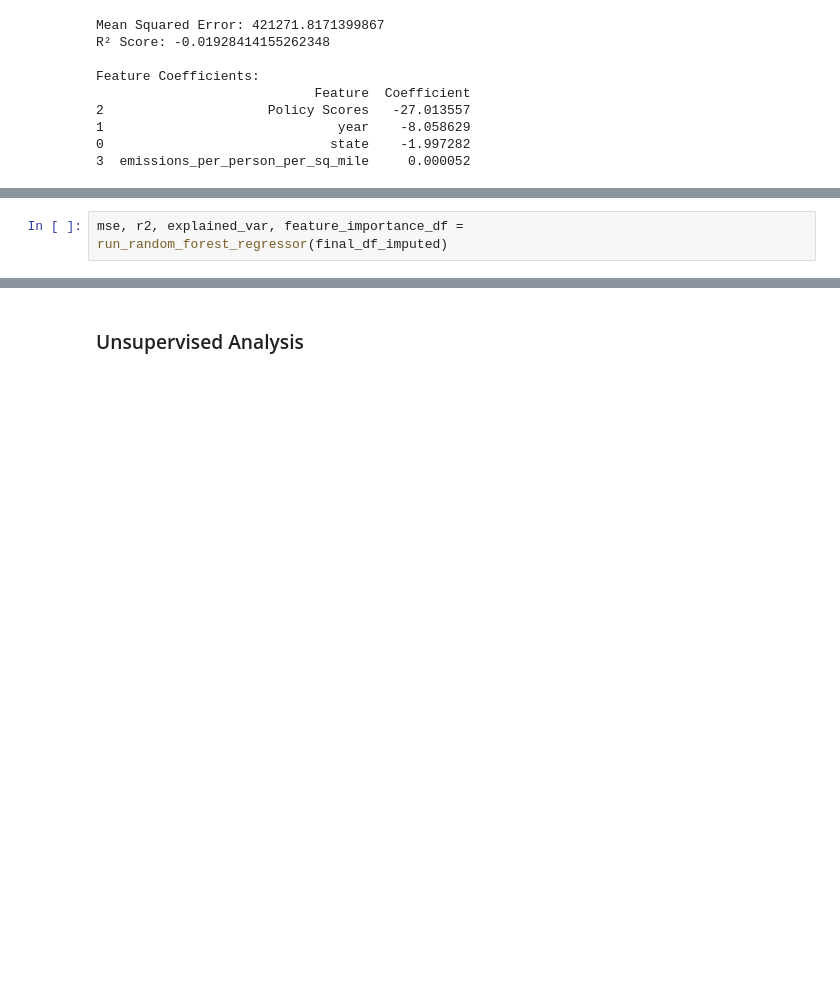
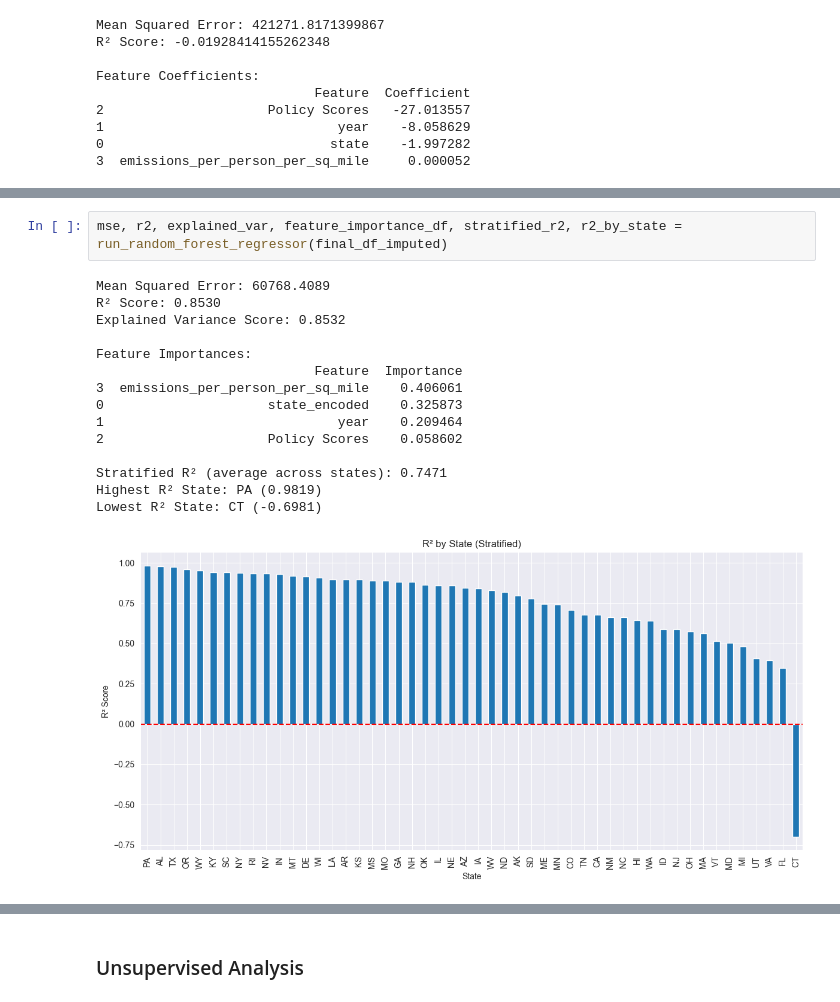
Before and after one commit to AyalYakobe/AirPollutionByPolitics, a Jupyter notebook: src/overview.ipynb, the cells around one changed output, grey strips where cells are left out. Drawn from its saved outputs; the diff is of its cells as text; blank space fills up the shorter version.

```diff
--- a/src/overview.ipynb
+++ b/src/overview.ipynb
@@ -1780,3 +1875,19 @@ def run_random_forest_regressor(df):
 # %%
-mse, r2, explained_var, feature_importance_df = run_random_forest_regressor(final_df_imputed)
+mse, r2, explained_var, feature_importance_df, stratified_r2, r2_by_state = run_random_forest_regressor(final_df_imputed)
+# %% [output]
+Mean Squared Error: 60768.4089
+R² Score: 0.8530
+Explained Variance Score: 0.8532
+
+Feature Importances:
+                            Feature  Importance
+3  emissions_per_person_per_sq_mile    0.406061
+0                     state_encoded    0.325873
+1                              year    0.209464
+2                     Policy Scores    0.058602
+
+Stratified R² (average across states): 0.7471
+Highest R² State: PA (0.9819)
+Lowest R² State: CT (-0.6981)
+[figure, added]
 # %%
```
Also changed, not shown: parts of 23 cells of this notebook.
